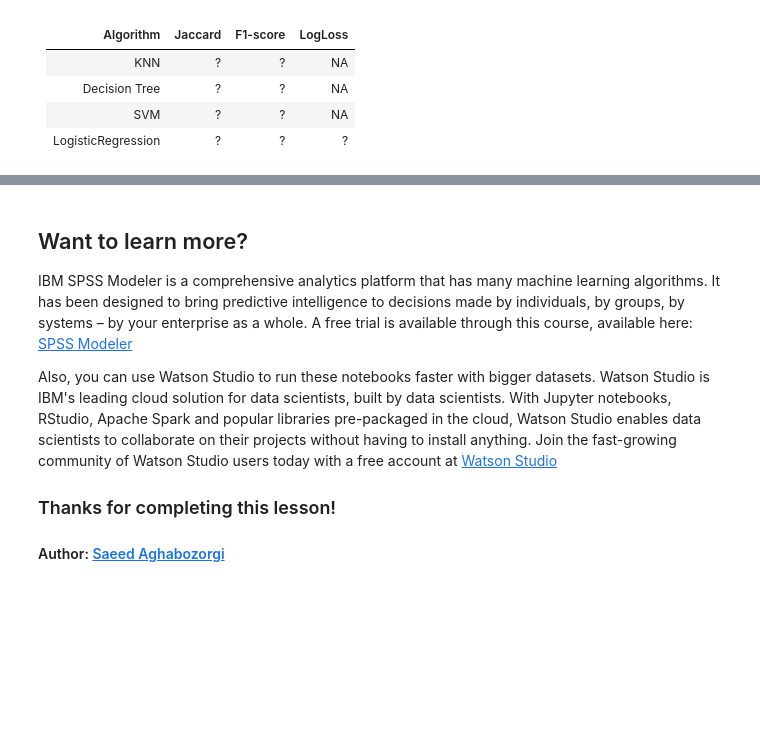
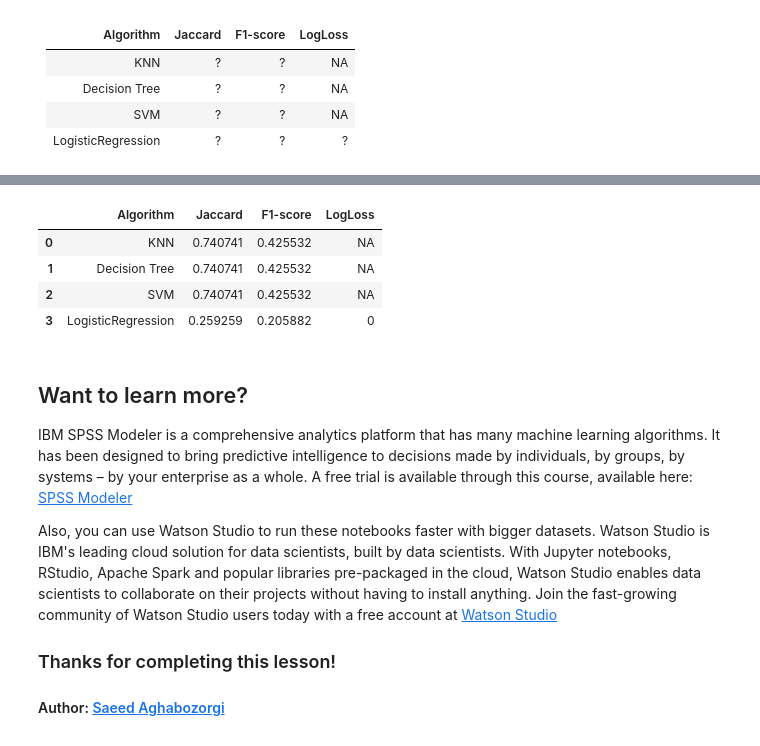
Before and after one commit to JerryPan2718/Coursera_AI_Engineering_Capstone, a Jupyter notebook: Machine_Learning_with_Python_Project.ipynb, the cells around one changed output, grey strips where cells are left out. Saved outputs shown, nothing was run; the diff lists cells and outputs as text; code cells hidden in the pictures; blank space fills up the shorter version.

```diff
--- a/Machine_Learning_with_Python_Project.ipynb
+++ b/Machine_Learning_with_Python_Project.ipynb
@@ -500,6 +486,8 @@ array(['PAIDOFF', 'PAIDOFF', 'PAIDOFF', 'PAIDOFF', 'PAIDOFF', 'PAIDOFF',
 #### K Nearest Neighbor(KNN)
 # %%
 yhat_KNN = neigh.predict(X_test)
-print("Jaccard:",sklearn.metrics.jaccard_similarity_score(y_test, yhat_KNN,normalize=True, sample_weight=None))
-print("F1-score:",sklearn.metrics.f1_score(y_test, yhat_KNN, labels=None, pos_label=1, average='macro', sample_weight=None))
+J_KNN = sklearn.metrics.jaccard_similarity_score(y_test, yhat_KNN,normalize=True, sample_weight=None)
+F1_KNN = sklearn.metrics.f1_score(y_test, yhat_KNN, labels=None, pos_label=1, average='macro', sample_weight=None)
+print("Jaccard:",J_KNN)
+print("F1-score:",F1_KNN)
 # %% [output]
@@ -509,8 +496,10 @@ F1-score: 0.425531914893617
 #### Decision Tree
 # %%
 predTree = drugTree.predict(X_test)
-print("Jaccard:",sklearn.metrics.jaccard_similarity_score(y_test, predTree,normalize=True, sample_weight=None))
-print("F1-score:",sklearn.metrics.f1_score(y_test, predTree, labels=None, pos_label=1, average='macro', sample_weight=None))
+J_DT = sklearn.metrics.jaccard_similarity_score(y_test, yhat_KNN,normalize=True, sample_weight=None)
+F1_DT = sklearn.metrics.f1_score(y_test, yhat_KNN, labels=None, pos_label=1, average='macro', sample_weight=None)
+print("Jaccard:",J_DT)
+print("F1-score:",F1_DT)
 # %% [output]
 Jaccard: 0.7407407407407407
 F1-score: 0.425531914893617
@@ -518,8 +507,10 @@ F1-score: 0.425531914893617
 #### Support Vector Machine
 # %%
 yhat_SVM = clf.predict(X_test)
-print("Jaccard:",sklearn.metrics.jaccard_similarity_score(y_test, yhat_SVM,normalize=True, sample_weight=None))
-print("F1-score:",sklearn.metrics.f1_score(y_test, yhat_SVM, labels=None, pos_label=1, average='macro', sample_weight=None))
+J_SVM = sklearn.metrics.jaccard_similarity_score(y_test, yhat_SVM,normalize=True, sample_weight=None)
+F1_SVM = sklearn.metrics.f1_score(y_test, yhat_SVM, labels=None, pos_label=1, average='macro', sample_weight=None)
+print("Jaccard:",J_SVM)
+print("F1-score:",F1_SVM)
 # %% [output]
 Jaccard: 0.7407407407407407
 F1-score: 0.425531914893617
@@ -527,8 +518,11 @@ F1-score: 0.425531914893617
 #### Logistic Regression
 # %%
 yhat_LR = LR.predict(X_test)
-print("Jaccard:",sklearn.metrics.jaccard_similarity_score(y_test, yhat_LR,normalize=True, sample_weight=None))
-print("F1-score:",sklearn.metrics.f1_score(y_test, yhat_LR, labels=None, pos_label=1, average='macro', sample_weight=None))
+J_LR = sklearn.metrics.jaccard_similarity_score(y_test, yhat_LR,normalize=True, sample_weight=None)
+F1_LR = sklearn.metrics.f1_score(y_test, yhat_LR, labels=None, pos_label=1, average='macro', sample_weight=None)
+LL_LR = 0
+print("Jaccard:",J_LR)
+print("F1-score:",F1_LR)
 # %% [output]
 Jaccard: 0.25925925925925924
 F1-score: 0.20588235294117646
@@ -549,3 +539,16 @@ SyntaxError: invalid syntax (<ipython-input-39-d2896e19b58e>, line 1)
+# %%
+Result = {"Algorithm":["KNN","Decision Tree","SVM","LogisticRegression"],
+          "Jaccard":[J_KNN, J_DT, J_SVM, J_LR],
+          "F1-score":[F1_KNN, F1_DT, F1_SVM, F1_LR],
+          "LogLoss":["NA","NA","NA",LL_LR]}
+Result = pd.DataFrame(Result)
+Result
+# %% [output]
+|  | Algorithm | Jaccard | F1-score | LogLoss |
+| 0 | KNN | 0.740741 | 0.425532 | NA |
+| 1 | Decision Tree | 0.740741 | 0.425532 | NA |
+| 2 | SVM | 0.740741 | 0.425532 | NA |
+| 3 | LogisticRegression | 0.259259 | 0.205882 | 0 |
 # %% [markdown]
 <h2>Want to learn more?</h2>
 
```
Also changed, not shown: parts of 5 cells of this notebook.
